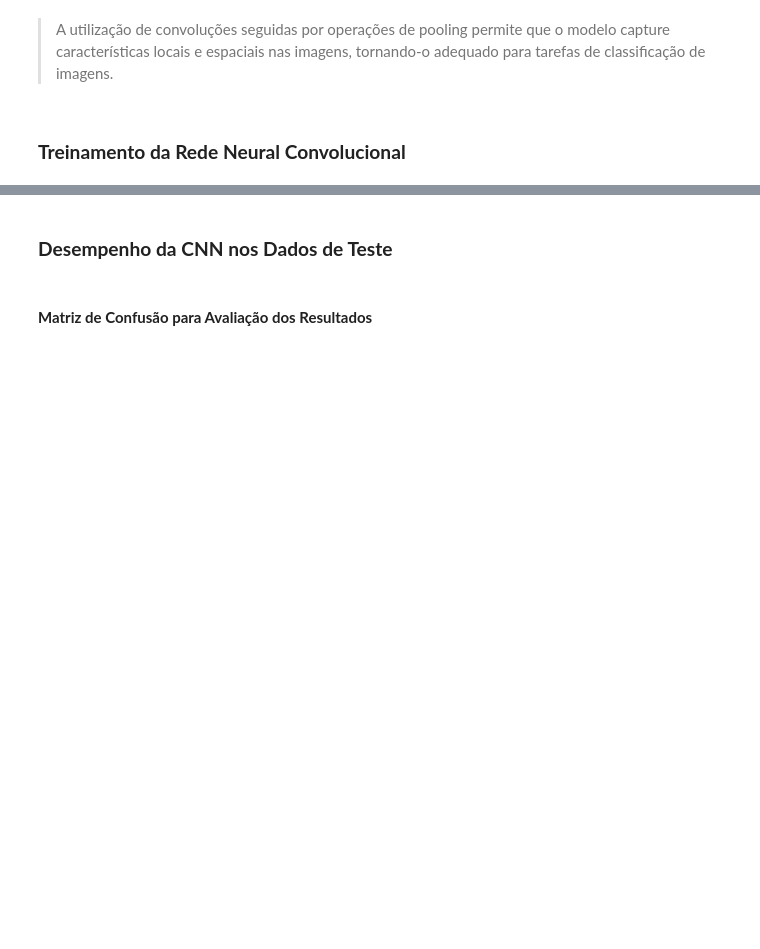
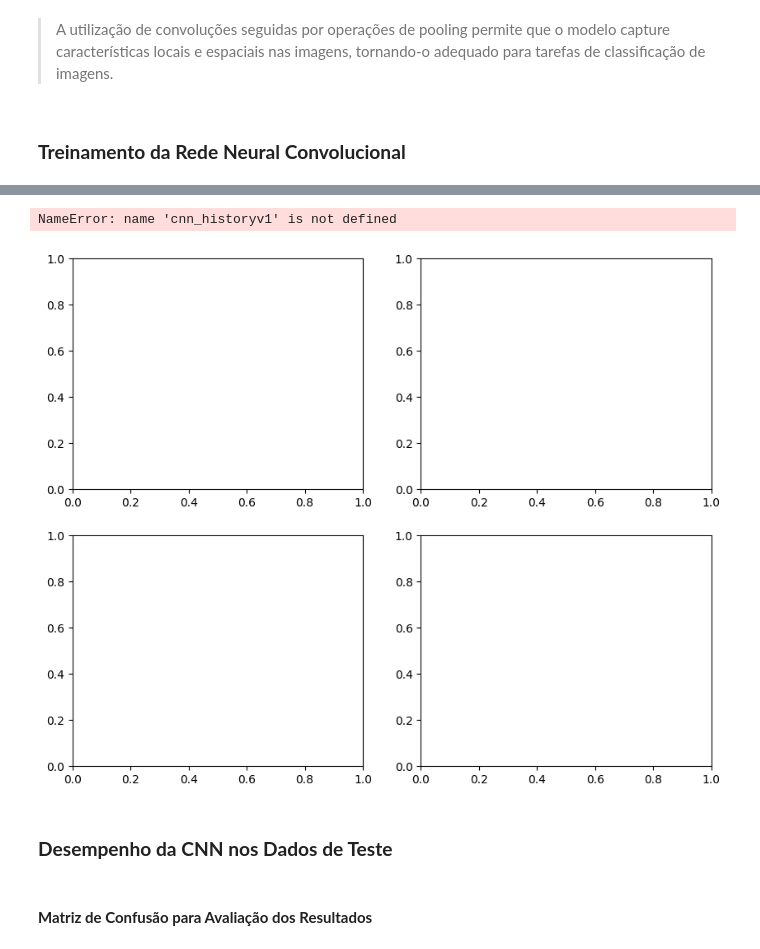
Before and after one commit to anycarolinys/projeto_visao_computacional, a Jupyter notebook: visao_computacional.ipynb, the cells around one changed output, grey strips where cells are left out. Cells and saved outputs as stored; diff of their text form; code cells hidden in the pictures; blank space fills up the shorter version.

```diff
--- a/visao_computacional.ipynb
+++ b/visao_computacional.ipynb
@@ -546,2 +817,10 @@ plot_model(model_cnn, show_shapes=True, show_layer_names=True, dpi=72, to_file='
 # %% [markdown]
 ### **Treinamento da Rede Neural Convolucional**
+# %%
+cnn_historyv1 = model_cnnv1.fit(x_train_cnn,
+            y_train_encoded_cnn,
+            epochs=100,
+            batch_size=500,
+            verbose=1,
+            shuffle=True,
+            validation_data=(x_val_cnn, y_val_encoded_cnn))
@@ -548,6 +845,6 @@ plot_model(model_cnn, show_shapes=True, show_layer_names=True, dpi=72, to_file='
 # %%
 cnn_callback = EarlyStopping(monitor='loss', patience=3)
-cnn_history = model_cnn.fit(x_train_cnn,
+cnn_historyv2 = model_cnnv2.fit(x_train_cnn,
             y_train_encoded_cnn,
             epochs=100,
             batch_size=500,
@@ -558,17 +873,45 @@ cnn_history = model_cnn.fit(x_train_cnn,
 # %%
-fig, axs = plt.subplots(1,2,figsize=(15,5))
+""" fig, axs = plt.subplots(1,2,figsize=(15,5))
 
 axs[0].plot(cnn_history.history['accuracy'], color='violet', label='accuracy')
 axs[0].plot(cnn_history.history['val_accuracy'], color='darkviolet', label='val_accuracy')
 axs[0].set_title('CNN Accuracy', fontsize=10)
 
 axs[1].plot(cnn_history.history['loss'], color='orange',label='loss')
 axs[1].plot(cnn_history.history['val_loss'], color='tomato', label='val_loss')
-axs[1].set_title('CNN Loss', fontsize=10)
+axs[1].set_title('CNN Accuracy', fontsize=10)
 
 axs[0].legend(loc="upper left")
 axs[1].legend(loc="upper left")
+plt.show() """
+
+fig, axs = plt.subplots(2,2,figsize=(10,8))
+axs[0, 0].plot(cnn_historyv1.history['accuracy'], color='violet', label='accuracy')
+axs[0, 0].plot(cnn_historyv1.history['val_accuracy'], color='darkviolet', label='val_accuracy')
+axs[0, 0].set_title('CNN Accuracy v1', fontsize=10)
+
+axs[0, 1].plot(cnn_historyv1.history['loss'], color='orange',label='loss')
+axs[0, 1].plot(cnn_historyv1.history['val_loss'], color='tomato', label='val_loss')
+axs[0, 1].set_title('CNN Loss v1', fontsize=10)
+
+axs[0, 0].legend(loc="upper left")
+axs[0, 1].legend(loc="upper left")
+
+axs[1, 0].plot(cnn_historyv2.history['accuracy'], color='violet', label='accuracy')
+axs[1, 0].plot(cnn_historyv2.history['val_accuracy'], color='darkviolet', label='val_accuracy')
+axs[1, 0].set_title('CNN Accuracy v2', fontsize=10)
+
+axs[1, 1].plot(cnn_historyv2.history['loss'], color='orange',label='loss')
+axs[1, 1].plot(cnn_historyv2.history['val_loss'], color='tomato', label='val_loss')
+axs[1, 1].set_title('CNN Loss v2', fontsize=10)
+
+axs[1, 0].legend(loc="upper left")
+axs[1, 1].legend(loc="upper left")
+plt.tight_layout()
 plt.show()
+# %% [output]
+NameError: name 'cnn_historyv1' is not defined
+[figure, added]
 # %% [markdown]
 ### **Desempenho da CNN nos Dados de Teste**
 # %%
```
Also changed, not shown: parts of 35 cells of this notebook, 4 other files.
